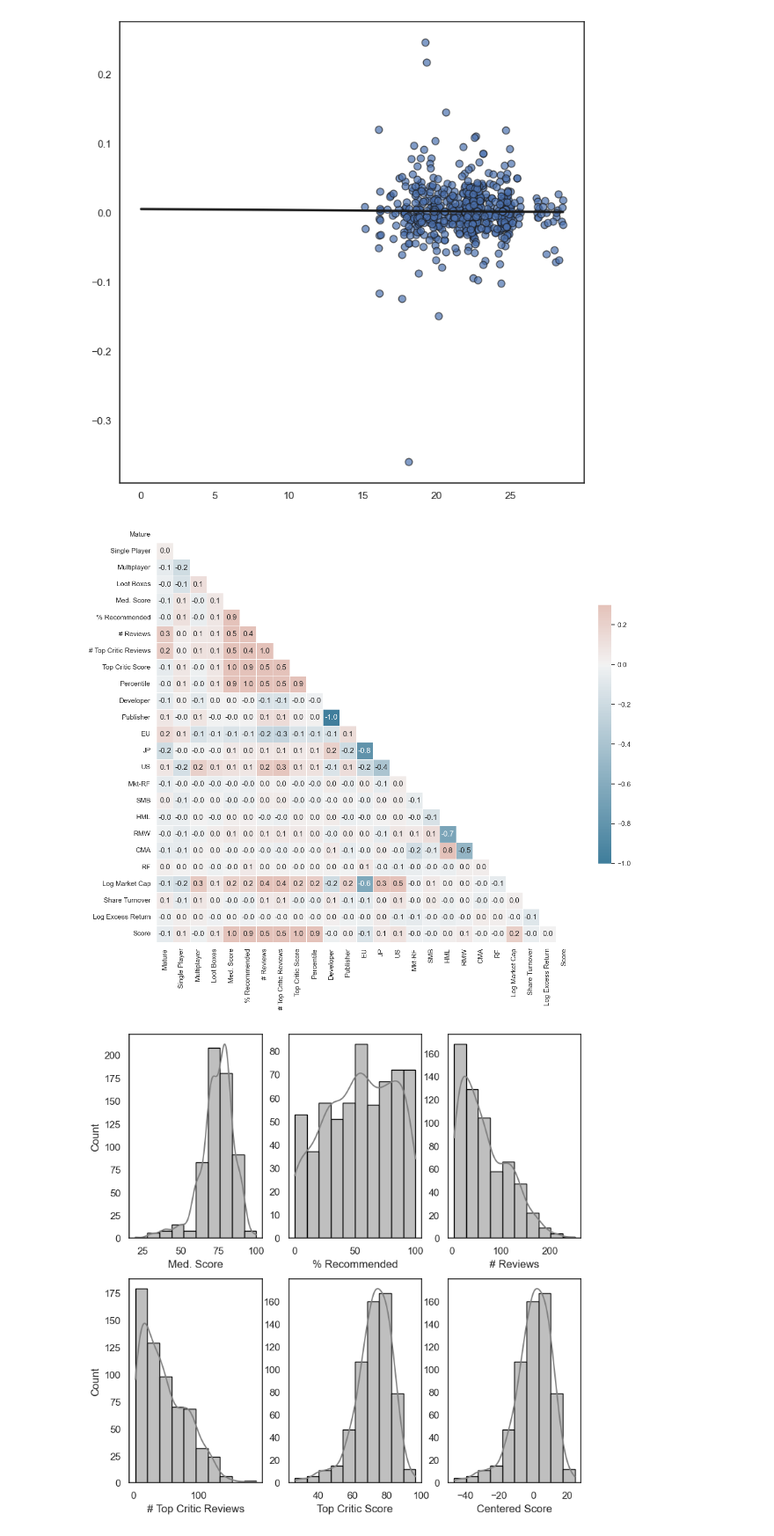
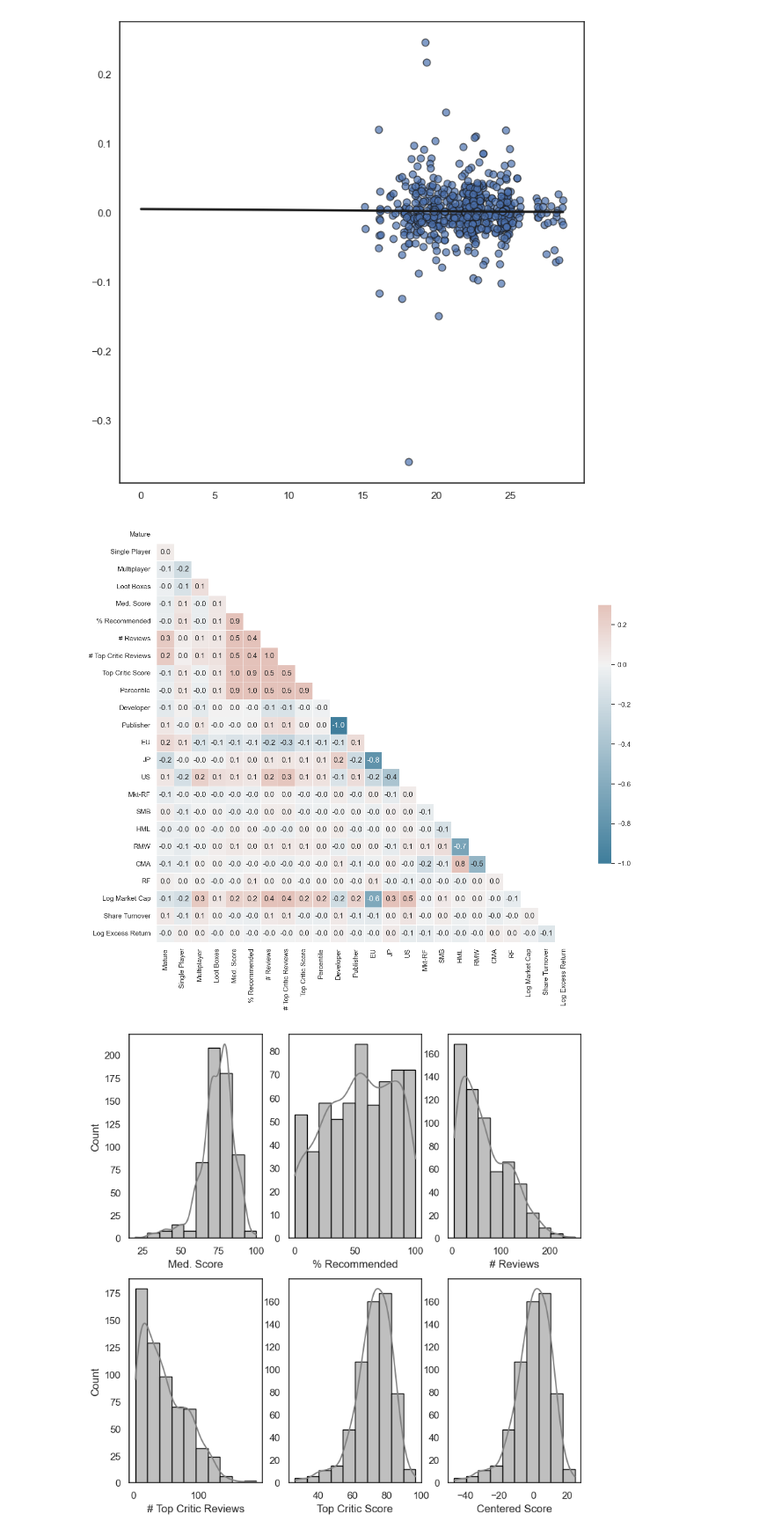
Before and after one commit to c0nn0rstevens/video-game-review-scores-returns-thesis, a Jupyter notebook: cross_sectional_regressions.ipynb, the cells around one changed output. Shown at 88% size. Saved outputs shown, nothing was run; the diff lists cells and outputs as text; code cells hidden in the pictures.

```diff
--- a/cross_sectional_regressions.ipynb
+++ b/cross_sectional_regressions.ipynb
@@ -358,8 +358,7 @@ corr_matrix = games_returns_release_df[['mature',
                           'rf',
                           'log_mkt_cap',
                           'volume_to_shares_outstanding',
-                          'log_excess_ret',
-                          'topCriticScore']][games_returns_release_df['excess_return'] < 3].corr()
+                          'log_excess_ret']][games_returns_release_df['excess_return'] < 3].corr()
 # %%
 sns.set_theme(style="white")
 
@@ -388,35 +387,34 @@ label = [
         'Log Market Cap',
         'Share Turnover',
         'Log Excess Return',
-        'Score'
         ]
 # Generate a mask for the upper triangle
 mask = np.triu(np.ones_like(corr_matrix, dtype=bool))
 
 # Set up the matplotlib figure
 f, ax = plt.subplots(figsize=(15, 15))
 
 # Generate a custom diverging colormap
 cmap = sns.diverging_palette(230, 20, as_cmap=True)
 
 # Draw the heatmap with the mask and correct aspect ratio
 sns.heatmap(
     corr_matrix,
     mask=mask,
     cmap=cmap,
     vmax=.3,
     center=0,
     square=True,
     linewidths=.5,
     cbar_kws={"shrink": .5},
     xticklabels=label,
     yticklabels=label,
     annot=True,
     fmt=".1f"
       )
 f.savefig('correlation_matrix_heatmap.png')
 # %% [output]
-[figure, old version]
+[figure, new version]
 # %%
 def subplot_hist(df, variables, num_columns, x_labels, share_y_axis, image_name, **kwargs):
 
```
Also changed, not shown: parts of 14 cells of this notebook, 3 other files.
